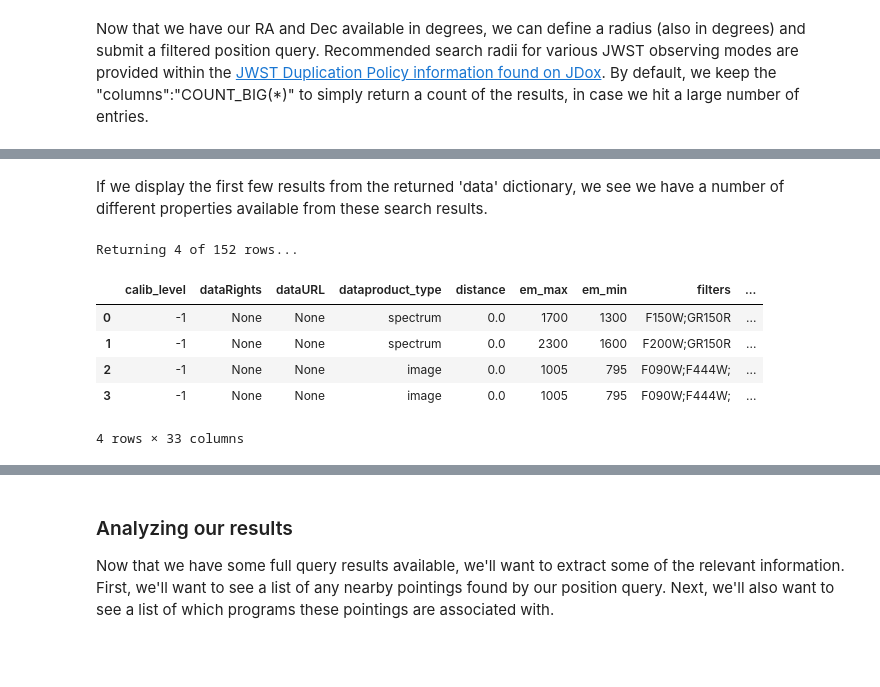
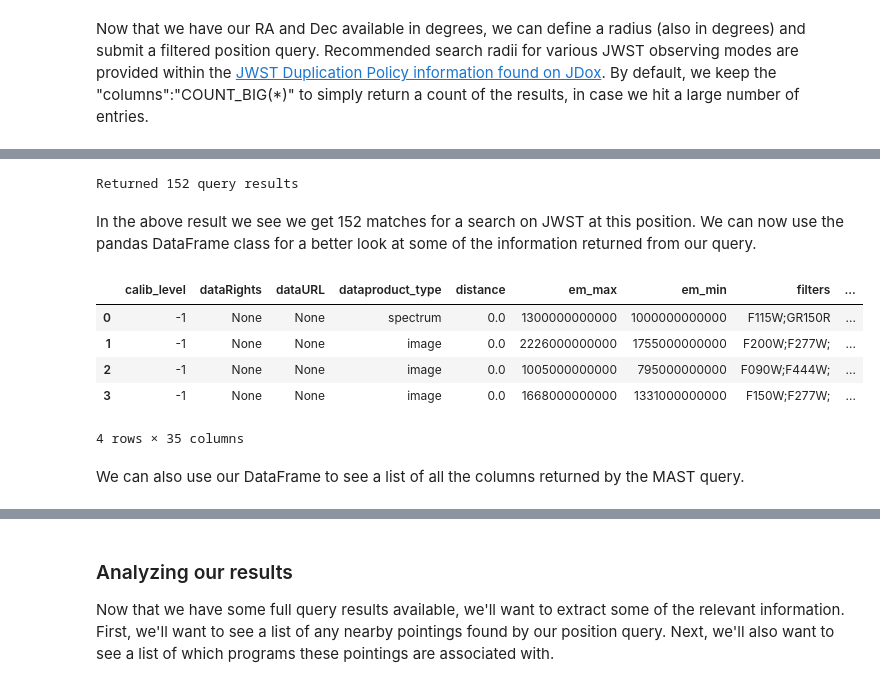
Before and after one commit to spacetelescope/JWST_Planned_Observations, a Jupyter notebook: Querying_JWST_in_mashup.ipynb, the cells around one changed output, grey strips where cells are left out. Saved outputs shown, nothing was run; the diff lists cells and outputs as text; code cells hidden in the pictures; blank space fills up the shorter version.

Commit message:
Refactored first half of mashup functions

```diff
--- a/Querying_JWST_in_mashup.ipynb
+++ b/Querying_JWST_in_mashup.ipynb
@@ -128,0 +230,3 @@ pp.pprint(queryResults)
+# %%
+MY_FILTS = {"calib_level": "-1", "obs_collection": "JWST"}
+ALL_RESULTS = submit_mashup_request(MY_FILTS)
@@ -223,7 +362,9 @@ print(TEST_COUNT)
 # %%
-TEST_QUERY = filtered_position_query(SAMPLE_COORDS, count=False)
+TEST_QUERY = filtered_position_query(MY_FILTS, SAMPLE_COORDS)
+# %% [output]
+Returned 152 query results
-# %% [markdown]
-<p>If we display the first few results from the returned 'data' dictionary, we see we have a number of different properties available from these search results.</p>
+# %% [markdown]
+<p>In the above result we see we get 152 matches for a search on JWST at this position.  We can now use the pandas DataFrame class for a better look at some of the information returned from our query.</p>
 # %%
 import pandas as pd
 
@@ -245,10 +388,12 @@ def display_results(queryResults, num_rows):
 # %%
-display_results(TEST_QUERY, 4)
+TEST_FRAME = convert_to_dataframe(TEST_QUERY)
+TEST_FRAME[:4]
 # %% [output]
+|  | calib_level | dataRights | dataURL | dataproduct_type | distance | em_max | em_min | filters | ... |
+| 0 | -1 | None | None | spectrum | 0.0 | 1300000000000 | 1000000000000 | F115W;GR150R | ... |
+| 1 | -1 | None | None | image | 0.0 | 2226000000000 | 1755000000000 | F200W;F277W; | ... |
+| 2 | -1 | None | None | image | 0.0 | 1005000000000 | 795000000000 | F090W;F444W; | ... |
+| 3 | -1 | None | None | image | 0.0 | 1668000000000 | 1331000000000 | F150W;F277W; | ... |
-Returning 4 of 152 rows...
+4 rows × 35 columns
-|  | calib_level | dataRights | dataURL | dataproduct_type | distance | em_max | em_min | filters | ... |
-| 0 | -1 | None | None | spectrum | 0.0 | 1700 | 1300 | F150W;GR150R | ... |
-| 1 | -1 | None | None | spectrum | 0.0 | 2300 | 1600 | F200W;GR150R | ... |
-| 2 | -1 | None | None | image | 0.0 | 1005 | 795 | F090W;F444W; | ... |
-| 3 | -1 | None | None | image | 0.0 | 1005 | 795 | F090W;F444W; | ... |
-4 rows × 33 columns
+# %% [markdown]
+We can also use our DataFrame to see a list of all the columns returned by the MAST query.
```
Also changed, not shown: parts of 32 cells of this notebook.
